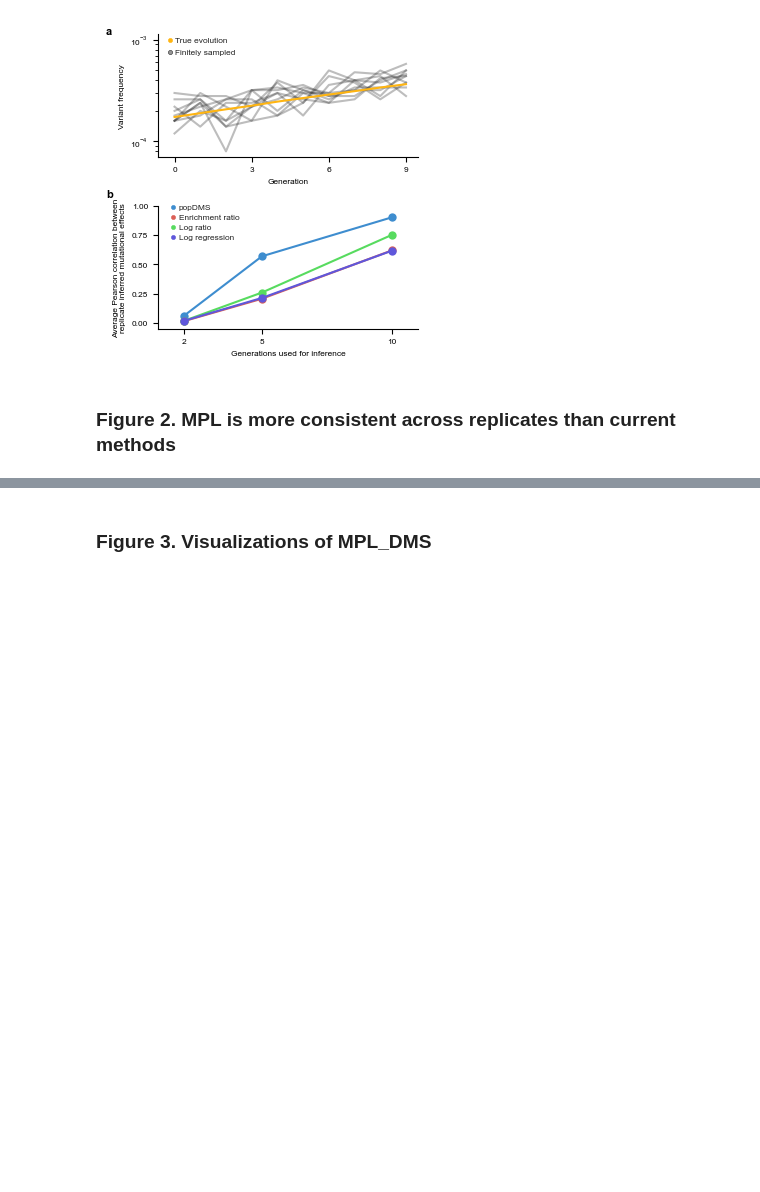
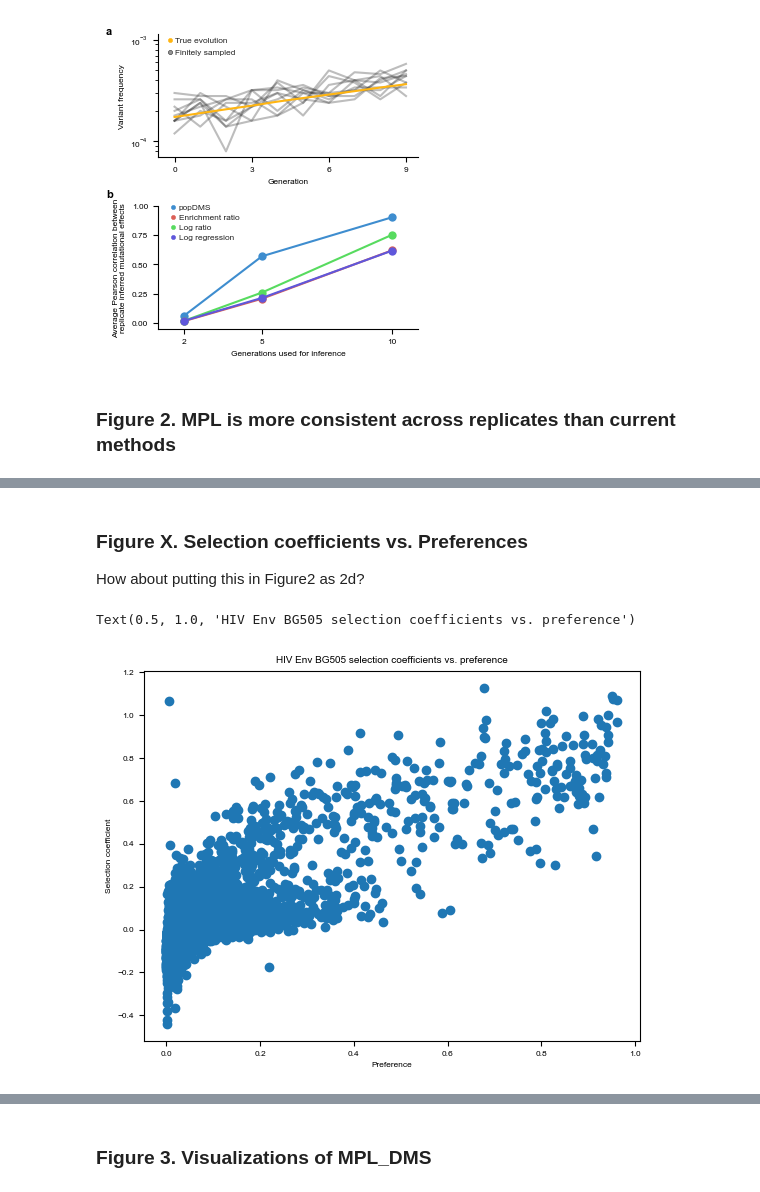
Before and after one commit to bartonlab/paper-DMS-inference, a Jupyter notebook: figures.ipynb, the cells around one changed output, grey strips where cells are left out. Drawn from its saved outputs; the diff is of its cells as text; code cells hidden in the pictures; blank space fills up the shorter version.

```diff
--- a/figures.ipynb
+++ b/figures.ipynb
@@ -74,0 +75,27 @@ plt.show()
+# %% [markdown]
+### Figure X. Selection coefficients vs. Preferences<a class = "anchor" id = "Sele_Pref_correlation"></a>
+
+How about putting this in Figure2 as 2d?
+# %%
+sele_list = []
+pref_list = []
+
+df_sele = pd.read_csv('./outputs/selection_coefficients/HIV Env BG505_-3.csv.gz')
+df_sele = df_sele[df_sele['amino_acid']!='*']
+
+df_pref = pd.read_csv('./data/prefs/rescaled_BG505_avgprefs.csv')
+df_pref = df_pref.drop('site', axis=1)
+
+for site in range(df_pref.shape[0]):
+    for aa in df_sele['amino_acid'].unique():
+        sele_list.append(df_sele.loc[(df_sele['site']==site) & (df_sele['amino_acid']==aa)]['rep_1'])
+        pref_list.append(df_pref.iloc[site][aa])
+plt.scatter(pref_list, sele_list)
+st.pearsonr(pref_list, sele_list)
+plt.xlabel('Preference')
+plt.ylabel('Selection coefficient')
+plt.title('HIV Env BG505 selection coefficients vs. preference')
+plt.show()
+# %% [output]
+Text(0.5, 1.0, 'HIV Env BG505 selection coefficients vs. preference')
+[figure, added]
```
Also changed, not shown: parts of 3 cells of this notebook, 37 other files.
